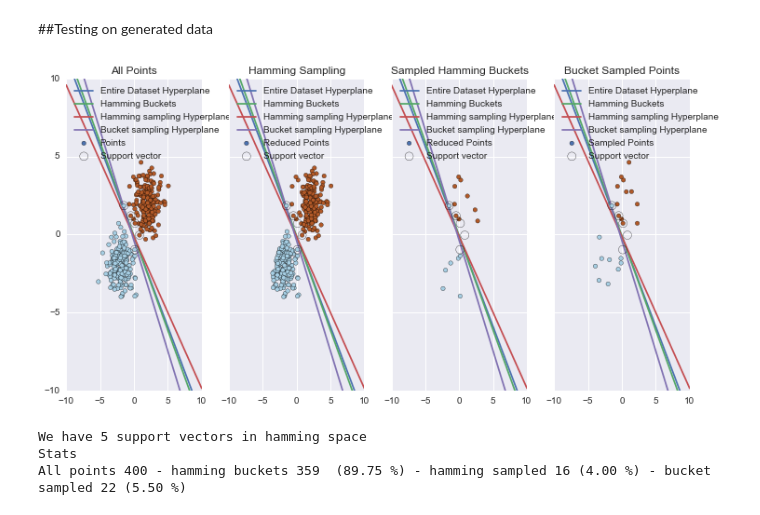
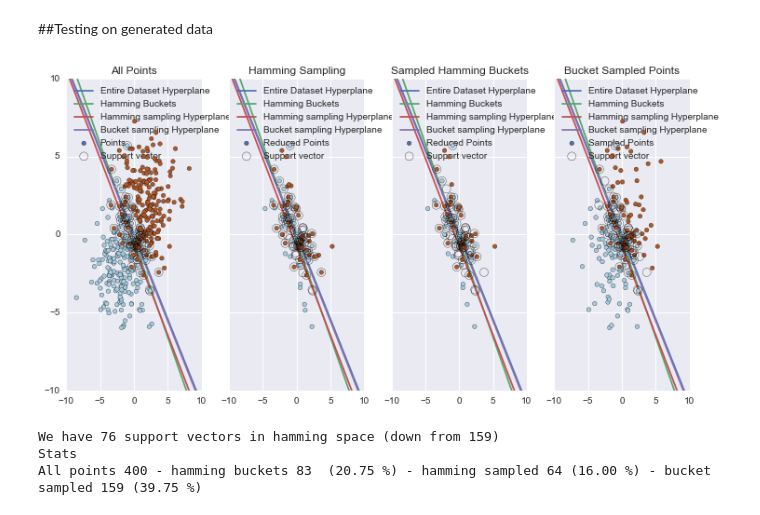
Before and after one commit to jkirsch/hashbucketscreening, a Jupyter notebook: docs/Density Sensitive Projection.ipynb, the cells around one changed output. Cells and saved outputs as stored; diff of their text form; code cells hidden in the pictures.

```diff
--- a/docs/Density Sensitive Projection.ipynb
+++ b/docs/Density Sensitive Projection.ipynb
@@ -262,6 +256,6 @@ Define Median Plane as $(x - \frac{\mu_i+\mu_j}{2})^T (\mu_i - \mu_j) = 0$
 rng = np.random.RandomState(42)
 n_samples_1 = 200
 n_samples_2 = 200
-X = np.r_[1 * rng.randn(n_samples_1, 2) - [2,2],
-          1 * rng.randn(n_samples_2, 2) + [2, 2]]
+X = np.r_[2 * rng.randn(n_samples_1, 2) - [2,2],
+          2 * rng.randn(n_samples_2, 2) + [2, 2]]
 Y = np.array([0] * (n_samples_1) + [1] * (n_samples_2))
@@ -293,0 +307,33 @@ We need 5 bits to seperate all points
+# %%
+# What if we use the random projection idea to generate the buckets
+buckets = np.apply_along_axis( generateBitString, axis=1, arr=np.dot(X, randomProjection.T ))
+heap = []
+
+X_selected = []
+Y_selected = []
+
+for key in np.unique(buckets):
+    # estimate pos ratio
+    qualifying = Y[buckets == key]
+    length = qualifying.shape[0]
+    pos = qualifying[qualifying == 1].shape[0]
+    #print('Buckets', key, pos)
+    ratio = min(pos / length, (length - pos) / length)
+    #print(key,ratio,length)
+    if 0 < ratio < 0.5:
+        # Take buckets which need splitting - weight them by the number of points
+        X_selected.extend(X[buckets == key])
+        Y_selected.extend(Y[buckets == key])
+        heap.append(( ratio, key, pos, length))
+
+X_selected = np.array(X_selected)
+
+# Now check if we still hit the same accuray
+entire = svm.SVC(kernel='linear')
+entire.fit(X,Y)
+
+# Now generate an svm with the points in the buckets
+projectionSVM = svm.SVC(kernel='linear')
+projectionSVM.fit(X_selected, Y_selected)
+print('Random SVM Bucket %f with %d points' % (projectionSVM.score(X,Y),X_selected.shape[0] ))
+print('Entire Dataset    %f'% (entire.score(X,Y)))
@@ -325,13 +391,15 @@ reduced_x = X[np.in1d(screen.buckets, selected)]
 reduced_y = Y[np.in1d(screen.buckets, selected)]
 
 
+sample_Number_of_points_hamming = 1
+
 # Also just sample n point from all buckets
 sampledPoints = []
 data = np.column_stack((screen.buckets, X, Y))
 for key, rows in groupby(data[np.argsort(data[:,0])], lambda x: x[0]):
     #sampledPoints.append(random.choice(list(rows)))
     l = list(rows)
-    sampledPoints.extend(random.sample(l,min(3,len(l))))
+    sampledPoints.extend(random.sample(l,min(1,len(l))))
 
 sampledPoints = np.asarray(sampledPoints)
 
@@ -340,7 +408,7 @@ sampledSupportBucket = []
 for key, rows in groupby(data[np.argsort(data[:,0])], lambda x: x[0]):
     if key in selected:
         l = list(rows)
-        sampledSupportBucket.extend(random.sample(l,min(3,len(l))))
+        sampledSupportBucket.extend(random.sample(l,min(sample_Number_of_points_hamming,len(l))))
 
 sampledSupportBucket = np.asarray(sampledSupportBucket)
 
@@ -371,38 +439,38 @@ ax3.set_title('Sampled Hamming Buckets')
 ax4.scatter(sampledPoints[:, 1], sampledPoints[:, 2], c=sampledPoints[:,3].astype(int),
             zorder=10, cmap=plt.cm.Paired, label='Sampled Points')
 ax4.set_title('Bucket Sampled Points')
 
 
 for plot in [ax1, ax2, ax3, ax4]:
     plotHyperplane(entire.coef_[0],entire.intercept_[0],plt=plot,label='Entire Dataset Hyperplane')
     plotHyperplane(reduced.coef_[0],reduced.intercept_[0], plt=plot, label='Hamming Buckets')
     plotHyperplane(sSampled.coef_[0],sSampled.intercept_[0], plt=plot, label='Hamming sampling Hyperplane')
     plotHyperplane(bSampled.coef_[0],bSampled.intercept_[0], plt=plot, label='Bucket sampling Hyperplane')
     plot.scatter(entire.support_vectors_[:, 0], entire.support_vectors_[:, 1], s=80,
                 facecolors='none', zorder=10, label='Support vector')
 
     plot.legend(loc='upper left')
 
 plt.xlim([-10,10])
 plt.ylim([-10,10])
 plt.show()
 
 
-print('We have %d support vectors in hamming space ' % (len(entire.support_vectors_)))
+print('We have %d support vectors in hamming space (down from %d)' % (len(entire.support_vectors_), keySize))
 
 print('Stats\nAll points %d - hamming buckets %d  (%.2f %%) - hamming sampled %d (%.2f %%) - bucket sampled %d (%.2f %%)' %
       (len(X),
        len(reduced_x),
        (len(reduced_x)/len(X)) * 100,
        len(sampledSupportBucket),
        (len(sampledSupportBucket)/len(X)) * 100,
        len(sampledPoints),
        (len(sampledPoints)/len(X)) * 100))
 # %% [output]
-[figure, old version]
+[figure, new version]
-We have 5 support vectors in hamming space
+We have 76 support vectors in hamming space (down from 159)
 Stats
-All points 400 - hamming buckets 359  (89.75 %) - hamming sampled 16 (4.00 %) - bucket sampled 22 (5.50 %)
+All points 400 - hamming buckets 83  (20.75 %) - hamming sampled 64 (16.00 %) - bucket sampled 159 (39.75 %)
 # %%
 # Now check if we still hit the same accuray
 
```
Also changed, not shown: parts of 13 cells of this notebook, 11 other files.
